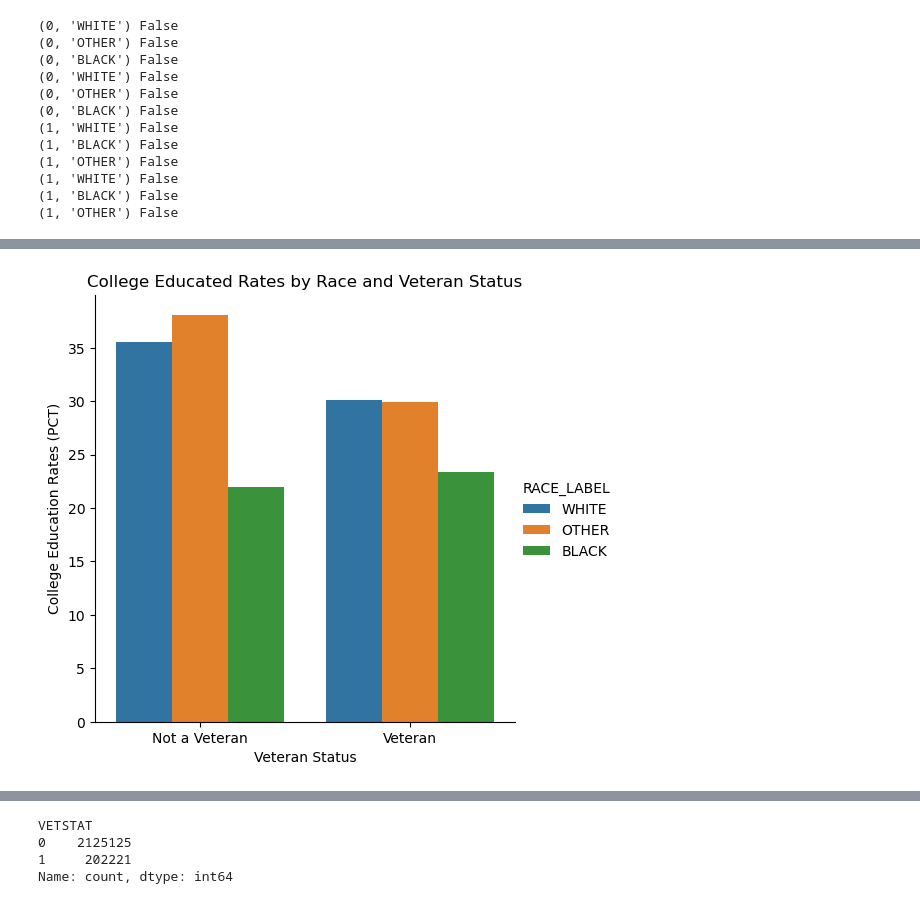
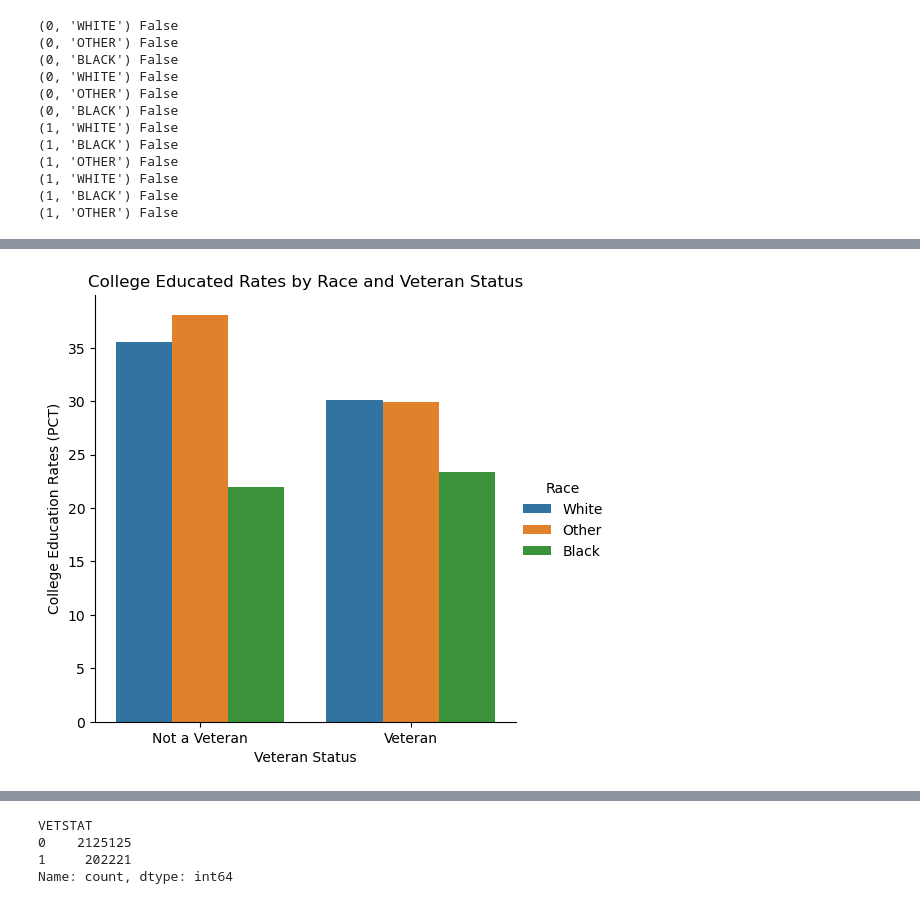
Before and after one commit to Fobertree/Econ220FinalProject, a Jupyter notebook: main.ipynb, the cells around one changed output, grey strips where cells are left out. Drawn from its saved outputs; the diff is of its cells as text; code cells hidden in the pictures.

```diff
--- a/main.ipynb
+++ b/main.ipynb
@@ -257,7 +257,7 @@ if 2 in data['VETSTAT'].values: # prevent double run
 # %%
 data = data[data['EDUC'] != 99]
 # %%
-data['HS'] = data['EDUC'].map(lambda x: 0 if x < 6 else 1)
+data['HIGH_SCHOOL'] = data['EDUC'].map(lambda x: 0 if x < 6 else 1)
 data['COLLEGE'] = data['EDUC'].map(lambda x: 0 if x < 10 else 1)
 # %% [markdown]
 ## Descriptive Statistics
@@ -337,8 +337,8 @@ race_vet
 | 10 | 1 | 1 | BLACK | 4389 |
 | 11 | 1 | 1 | OTHER | 3238 |
 # %%
-test = race_vet.groupby(["VETSTAT","RACE_LABEL","COLLEGE"]).sum()
-test
+race_counts = race_vet.groupby(["VETSTAT","RACE_LABEL","COLLEGE"]).sum()
+race_counts
 # %% [output]
 |  |  |  | count |
 | VETSTAT | RACE_LABEL | COLLEGE |  |
@@ -359,7 +359,7 @@ totals = {}
 # vt, rl
 for vt in (0,1):
     for rl in ("BLACK","WHITE","OTHER"):
-        totals[(vt,rl)] = test.loc[vt].loc[rl].sum()
+        totals[(vt,rl)] = race_counts.loc[vt].loc[rl].sum()
 
 totals
 # %% [output]
@@ -410,3 +410,5 @@ race_vet = race_vet[race_vet['COLLEGE'] == 1]
 (1, 'WHITE') False
 (1, 'BLACK') False
 (1, 'OTHER') False
+# %%
+race_vet["Race"] = race_vet["RACE_LABEL"].apply(lambda x: "White" if x == "WHITE" else "Black" if x == "BLACK" else "Other")
@@ -413,15 +421,15 @@ race_vet = race_vet[race_vet['COLLEGE'] == 1]
 # %%
-sns.catplot(data=race_vet, kind='bar',x='VETSTAT',y ='norm_cnt',hue='RACE_LABEL',errorbar=None)
+sns.catplot(data=race_vet, kind='bar',x='VETSTAT',y ='norm_cnt',hue='Race',errorbar=None)
 
 plt.title("College Educated Rates by Race and Veteran Status")
 plt.ylabel("College Education Rates (PCT)")
 plt.xlabel("Veteran Status")
 plt.xticks([0,1],["Not a Veteran", "Veteran"])
 fmt = '%.0f%%'
 yticks = mtick.FormatStrFormatter(fmt)
 # multi-index by two variables. (White and Vet in College) / (White & Vet)
 # %% [output]
-[figure, old version]
+[figure, new version]
 # %%
 def convert_educ(x):
     if x['COLLEGE']:
```
Also changed, not shown: parts of 17 cells of this notebook.
